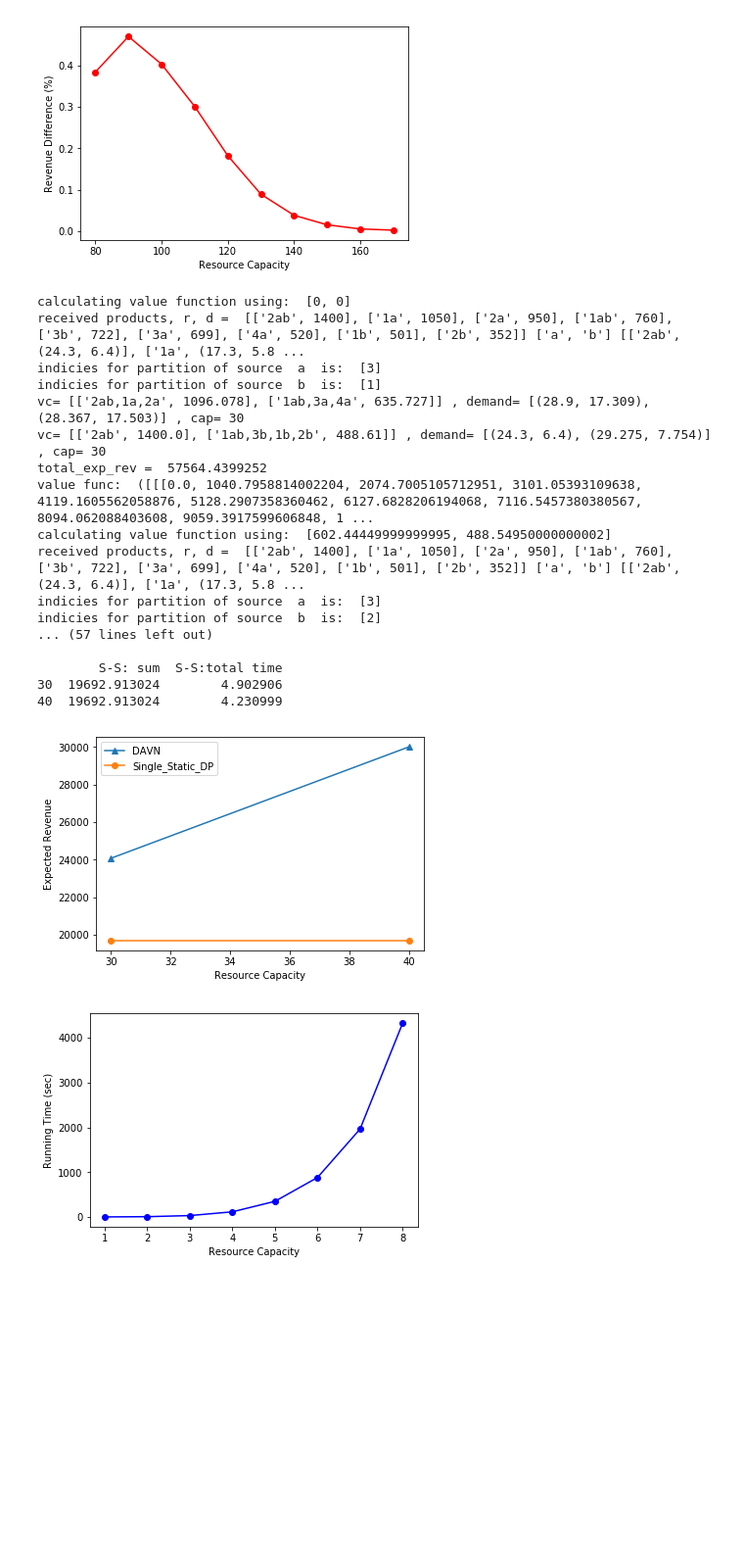
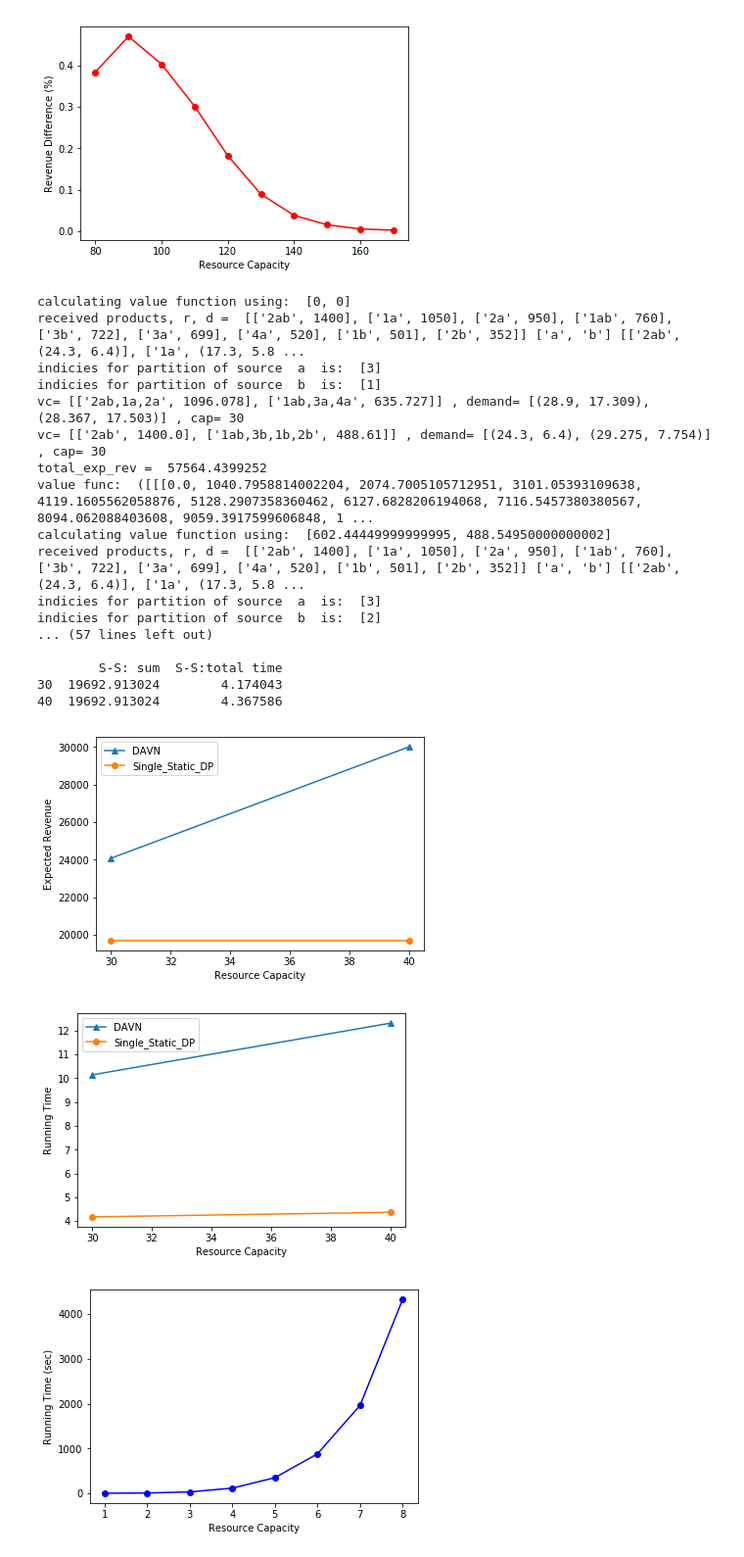
Before and after one commit to TimelessJY/RevenueManagement, a Jupyter notebook: src/RM_compare.ipynb, the cells around one changed output. Shown at 98% size. Cells and saved outputs as stored; diff of their text form; code cells hidden in the pictures; blank space fills up the shorter version.

Commit message:
Append plotting.

```diff
--- a/src/RM_compare.ipynb
+++ b/src/RM_compare.ipynb
@@ -161,35 +161,45 @@ revs_singleDP = [d[5] for d in data]
 time_DAVN = [d[2] for d in data]
 time_singleDP = [d[6] for d in data]
 
 x= np.linspace(lb, ub, (ub - lb) / 10 + 1)
 
 line1, = plt.plot(x,revs_DAVN, marker='^', label='DAVN')
 line2, = plt.plot(x,revs_singleDP, marker='o', label='Single_Static_DP')
 
 plt.legend(handler_map={line1: HandlerLine2D(numpoints=1),line2: HandlerLine2D(numpoints=1)})
 # legend = ax.legend(loc='upper center')
 plt.ylabel('Expected Revenue')
 plt.xlabel('Resource Capacity')
 plt.show()
+
+line3, = plt.plot(x,time_DAVN, marker='^', label='DAVN')
+line4, = plt.plot(x,time_singleDP, marker='o', label='Single_Static_DP')
+
+plt.legend(handler_map={line1: HandlerLine2D(numpoints=1),line2: HandlerLine2D(numpoints=1)})
+# legend = ax.legend(loc='upper center')
+plt.ylabel('Running Time')
+plt.xlabel('Resource Capacity')
+plt.show()
 # %% [output]
 calculating value function using:  [0, 0]
 received products, r, d =  [['2ab', 1400], ['1a', 1050], ['2a', 950], ['1ab', 760], ['3b', 722], ['3a', 699], ['4a', 520], ['1b', 501], ['2b', 352]] ['a', 'b'] [['2ab', (24.3, 6.4)], ['1a', (17.3, 5.8 ...
 indicies for partition of source  a  is:  [3]
 indicies for partition of source  b  is:  [1]
 vc= [['2ab,1a,2a', 1096.078], ['1ab,3a,4a', 635.727]] , demand= [(28.9, 17.309), (28.367, 17.503)] , cap= 30
 vc= [['2ab', 1400.0], ['1ab,3b,1b,2b', 488.61]] , demand= [(24.3, 6.4), (29.275, 7.754)] , cap= 30
 total_exp_rev =  57564.4399252
 value func:  ([[[0.0, 1040.7958814002204, 2074.7005105712951, 3101.05393109638, 4119.1605562058876, 5128.2907358360462, 6127.6828206194068, 7116.5457380380567, 8094.062088403608, 9059.3917599606848, 1 ...
 calculating value function using:  [602.44449999999995, 488.54950000000002]
 received products, r, d =  [['2ab', 1400], ['1a', 1050], ['2a', 950], ['1ab', 760], ['3b', 722], ['3a', 699], ['4a', 520], ['1b', 501], ['2b', 352]] ['a', 'b'] [['2ab', (24.3, 6.4)], ['1a', (17.3, 5.8 ...
 indicies for partition of source  a  is:  [3]
 indicies for partition of source  b  is:  [2]
 ... (57 lines left out)
 
         S-S: sum  S-S:total time
-30  19692.913024        4.902906
-40  19692.913024        4.230999
+30  19692.913024        4.174043
+40  19692.913024        4.367586
 [figure]
+[figure, added]
 # %%
 # Draw the graph of running time of the network_DP model
 import numpy as np
```
Also changed, not shown: 3 other files.
